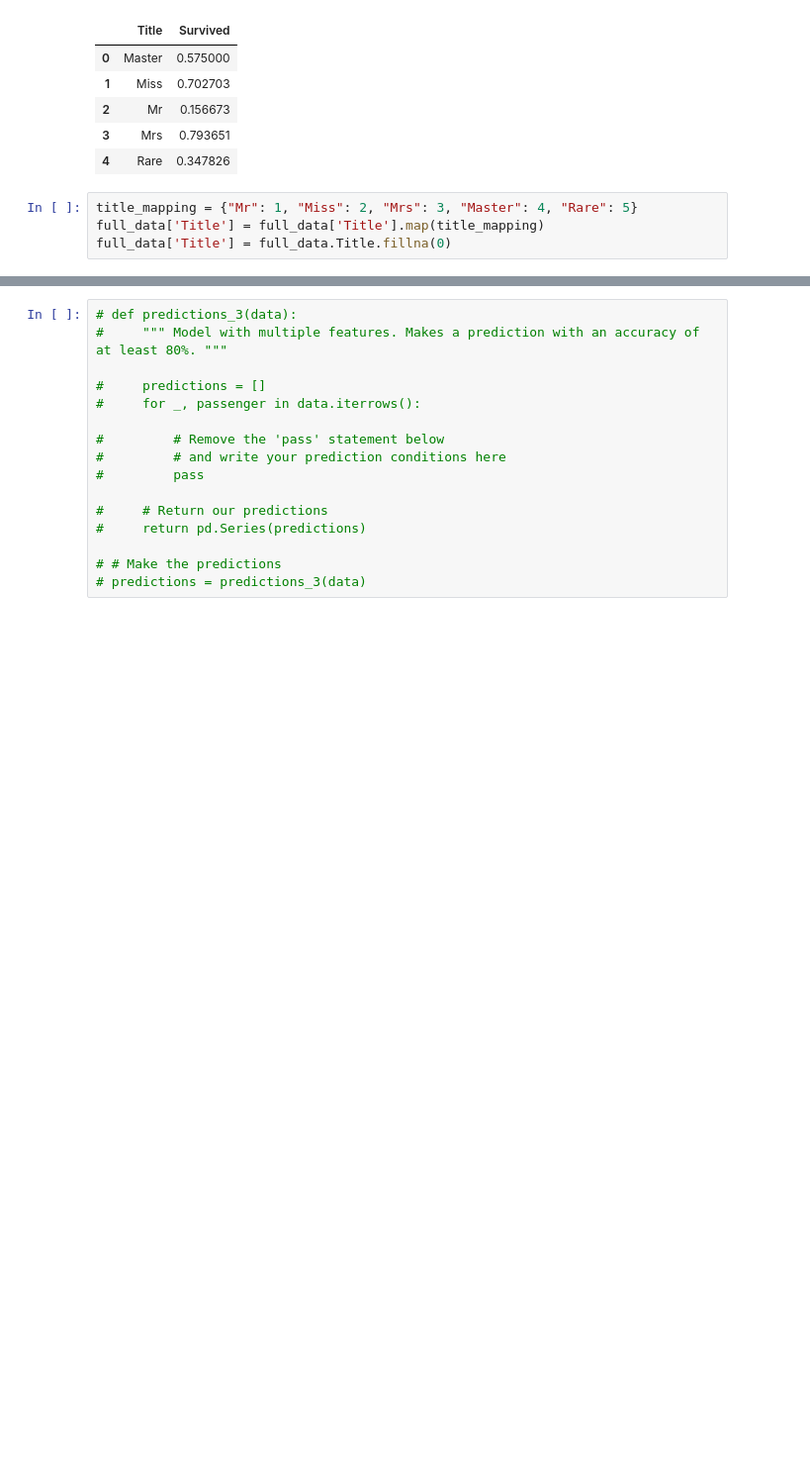
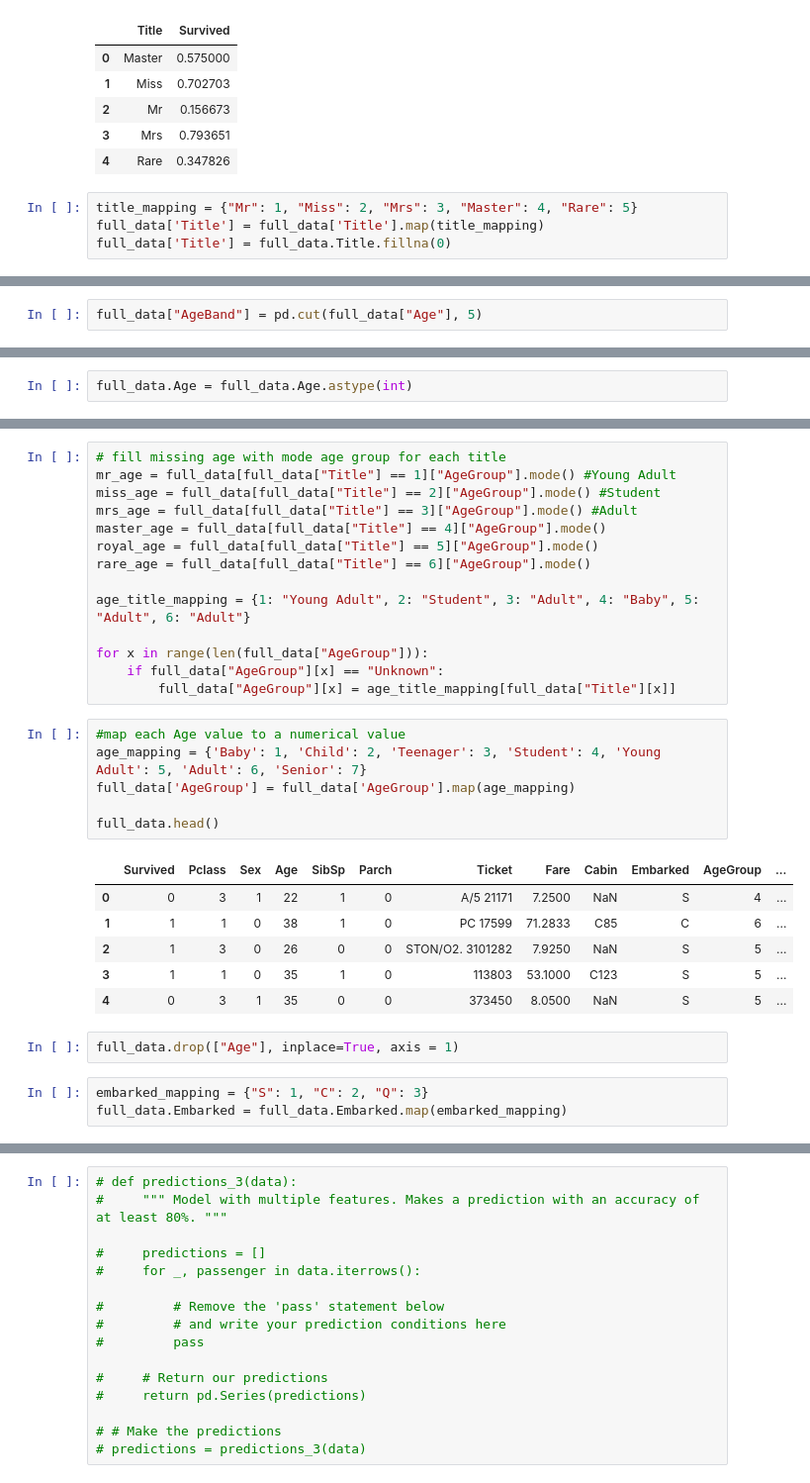
Before and after one commit to ahlusar1989/machine-learning, a Jupyter notebook: projects/titanic_survival_exploration/titanic_survival_exploration.ipynb, the cells around one changed output, grey strips where cells are left out. Shown at 99% size. Drawn from its saved outputs; the diff is of its cells as text; blank space fills up the shorter version.

```diff
--- a/projects/titanic_survival_exploration/titanic_survival_exploration.ipynb
+++ b/projects/titanic_survival_exploration/titanic_survival_exploration.ipynb
@@ -359,0 +376,2 @@ AttributeError: 'NoneType' object has no attribute 'itterows'
+# %%
+full_data["AgeBand"] = pd.cut(full_data["Age"], 5)
@@ -359,0 +388,2 @@ AttributeError: 'NoneType' object has no attribute 'itterows'
+# %%
+full_data.Age = full_data.Age.astype(int)
@@ -359,0 +414,32 @@ AttributeError: 'NoneType' object has no attribute 'itterows'
+# %%
+# fill missing age with mode age group for each title
+mr_age = full_data[full_data["Title"] == 1]["AgeGroup"].mode() #Young Adult
+miss_age = full_data[full_data["Title"] == 2]["AgeGroup"].mode() #Student
+mrs_age = full_data[full_data["Title"] == 3]["AgeGroup"].mode() #Adult
+master_age = full_data[full_data["Title"] == 4]["AgeGroup"].mode()
+royal_age = full_data[full_data["Title"] == 5]["AgeGroup"].mode()
+rare_age = full_data[full_data["Title"] == 6]["AgeGroup"].mode()
+
+age_title_mapping = {1: "Young Adult", 2: "Student", 3: "Adult", 4: "Baby", 5: "Adult", 6: "Adult"}
+
+for x in range(len(full_data["AgeGroup"])):
+    if full_data["AgeGroup"][x] == "Unknown":
+        full_data["AgeGroup"][x] = age_title_mapping[full_data["Title"][x]]
+# %%
+#map each Age value to a numerical value
+age_mapping = {'Baby': 1, 'Child': 2, 'Teenager': 3, 'Student': 4, 'Young Adult': 5, 'Adult': 6, 'Senior': 7}
+full_data['AgeGroup'] = full_data['AgeGroup'].map(age_mapping)
+
+full_data.head()
+# %% [output]
+|  | Survived | Pclass | Sex | Age | SibSp | Parch | Ticket | Fare | Cabin | Embarked | AgeGroup | ... |
+| 0 | 0 | 3 | 1 | 22 | 1 | 0 | A/5 21171 | 7.2500 | NaN | S | 4 | ... |
+| 1 | 1 | 1 | 0 | 38 | 1 | 0 | PC 17599 | 71.2833 | C85 | C | 6 | ... |
+| 2 | 1 | 3 | 0 | 26 | 0 | 0 | STON/O2. 3101282 | 7.9250 | NaN | S | 5 | ... |
+| 3 | 1 | 1 | 0 | 35 | 1 | 0 | 113803 | 53.1000 | C123 | S | 5 | ... |
+| 4 | 0 | 3 | 1 | 35 | 0 | 0 | 373450 | 8.0500 | NaN | S | 5 | ... |
+# %%
+full_data.drop(["Age"], inplace=True, axis = 1)
+# %%
+embarked_mapping = {"S": 1, "C": 2, "Q": 3}
+full_data.Embarked = full_data.Embarked.map(embarked_mapping)
```
Also changed, not shown: parts of 15 cells of this notebook, 1 other file.
